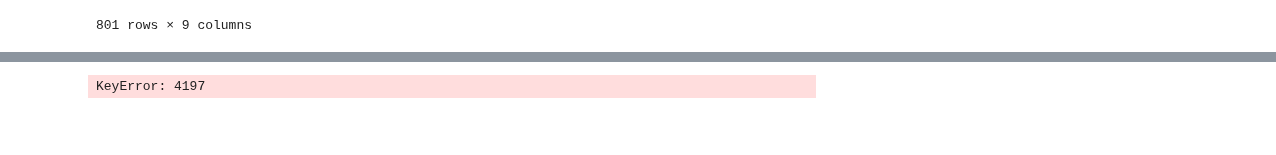
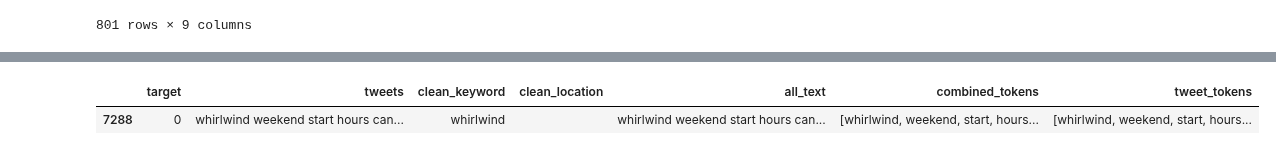
Before and after one commit to 8REN/disaster_tweets, a Jupyter notebook: preprocess_text.ipynb, the cells around one changed output, grey strips where cells are left out. Saved outputs shown, nothing was run; the diff lists cells and outputs as text; code cells hidden in the pictures; blank space fills up the shorter version.

```diff
--- a/preprocess_text.ipynb
+++ b/preprocess_text.ipynb
@@ -472,4 +398,5 @@ test_df[test_df['text'].str.contains("Horses")]
-# %%
-df[4197]
-# %% [output]
-KeyError: 4197
+# %%
+train_df[train_df['tweets'].str.contains("cantwaittoplayinminneapolis")]
+# %% [output]
+|  | target | tweets | clean_keyword | clean_location | all_text | combined_tokens | tweet_tokens |
+| 7288 | 0 | whirlwind weekend start hours can... | whirlwind |  | whirlwind weekend start hours can... | [whirlwind, weekend, start, hours... | [whirlwind, weekend, start, hours... |
```
Also changed, not shown: parts of 15 cells of this notebook, 3 other files.
